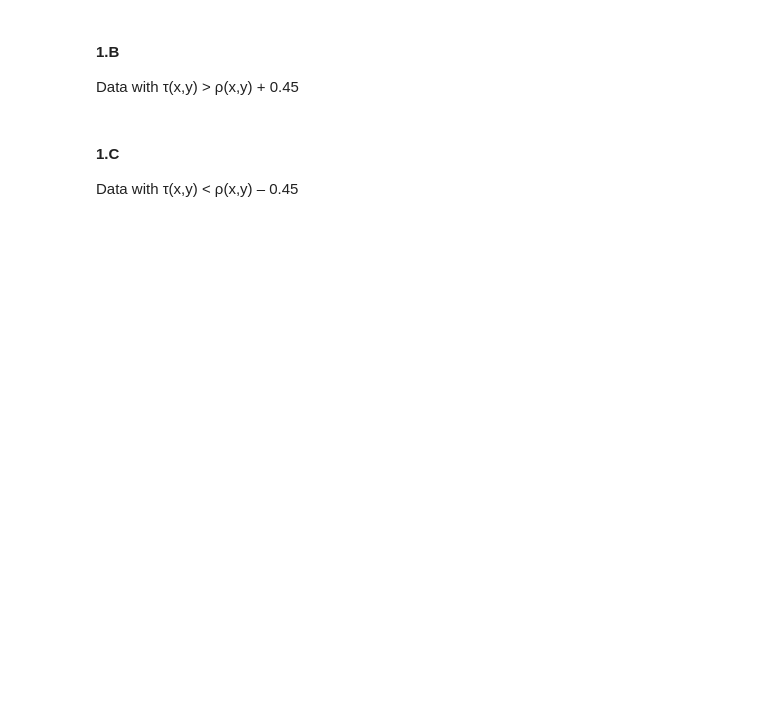
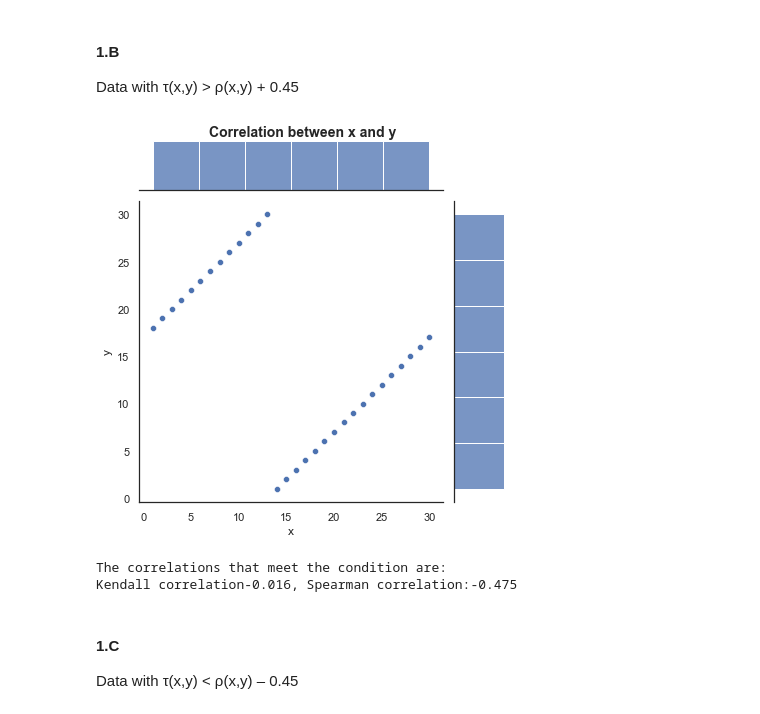
Before and after one commit to Oren-Ben/IDC, a Jupyter notebook: statistics/third_ex/204079453_205714447.ipynb, the cells around one changed output. Drawn from its saved outputs; the diff is of its cells as text; code cells hidden in the pictures; blank space fills up the shorter version.

```diff
--- a/statistics/third_ex/204079453_205714447.ipynb
+++ b/statistics/third_ex/204079453_205714447.ipynb
@@ -35,3 +72,12 @@ Data in which  $Pearson(x,y) < -0.9$ but where $n-1$ points can be selected so t
 # %% [markdown]
 #### 1.B
 Data with τ(x,y) > ρ(x,y) + 0.45
+# %%
+x_1b = [1,2,3,4,5,6,7,8,9,10,11,12,13,14,15,16,17,18,19,20,21,22,23,24,25,26,27,28,29,30]
+y_1b = [18,19,20,21,22,23,24,25,26,27,28,29,30,1,2,3,4,5,6,7,8,9,10,11,12,13,14,15,16,17]
+
+df_corr_1b = generate_df(x_1b,y_1b)
+# %%
+generate_joint_plot(df_corr_1b)
+# %% [output]
+[figure, added]
@@ -38,3 +88,9 @@ Data with τ(x,y) > ρ(x,y) + 0.45
+# %%
+if x_y_sperman_corr_1b+0.45<x_y_kendall_corr_1b:
+    print(f"The correlations that meet the condition are: \nKendall correlation{round(x_y_kendall_corr_1b,3)}, Spearman correlation:{round(x_y_sperman_corr_1b,3)}")
+# %% [output]
+The correlations that meet the condition are:
+Kendall correlation-0.016, Spearman correlation:-0.475
 # %% [markdown]
 #### 1.C
 Data with τ(x,y) < ρ(x,y) – 0.45
```
Also changed, not shown: parts of 18 cells of this notebook.
